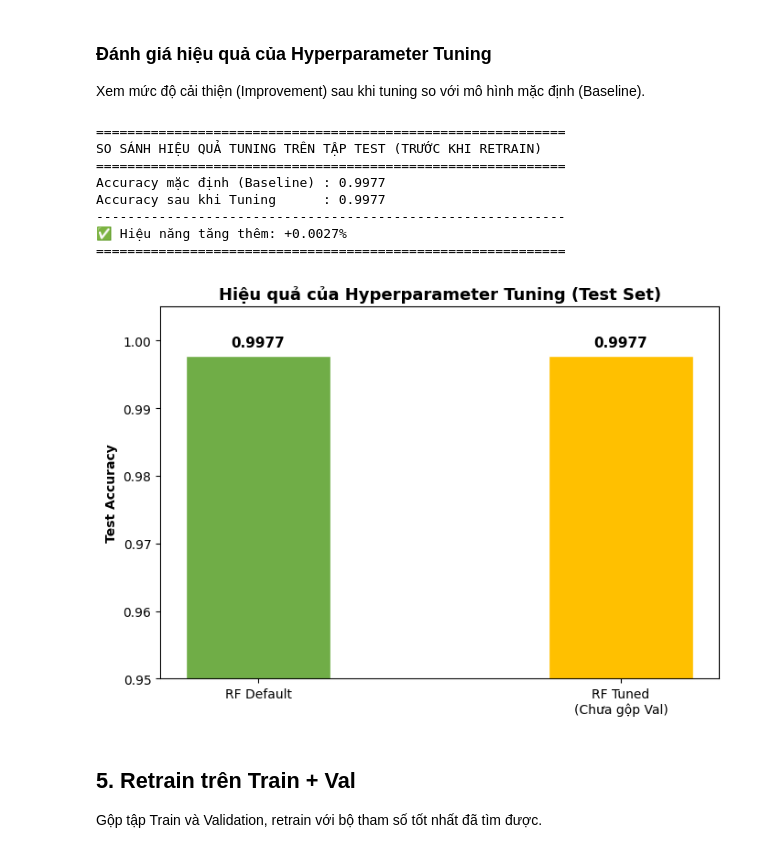
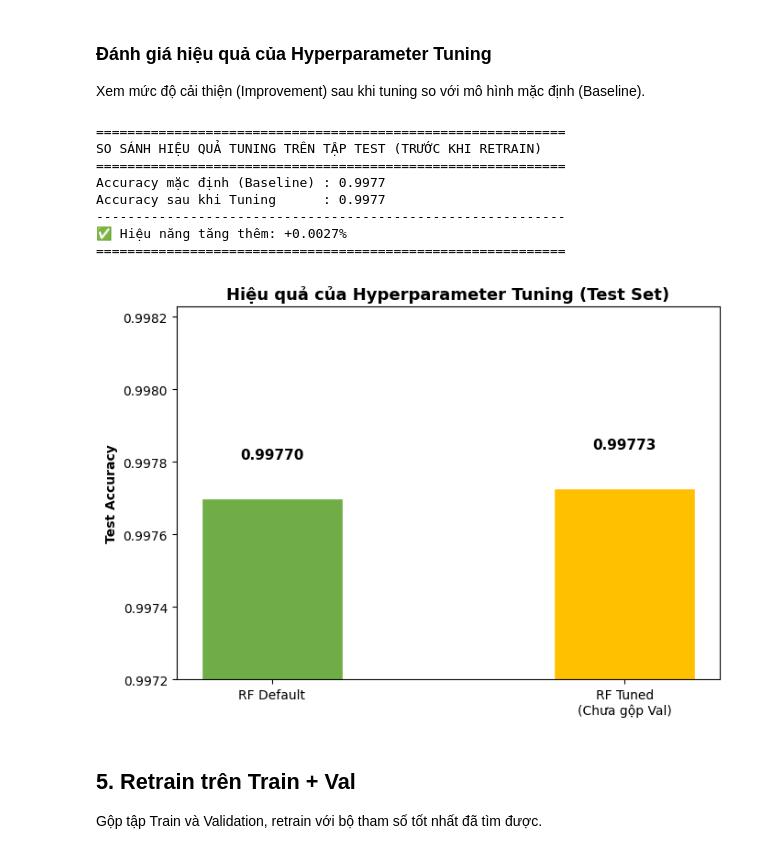
Before and after one commit to TNTD-dev/cs114-crop-recommendation, a Jupyter notebook: notebooks/06_evaluation_and_tuning.ipynb, the cells around one changed output. Drawn from its saved outputs; the diff is of its cells as text; code cells hidden in the pictures.

```diff
--- a/notebooks/06_evaluation_and_tuning.ipynb
+++ b/notebooks/06_evaluation_and_tuning.ipynb
@@ -672,36 +684,36 @@ elif improvement == 0:
     print("➖ Không thay đổi (Tham số mặc định đã tối ưu cho tập dữ liệu này)")
 else:
     print(f"❌ Hiệu năng giảm đi: {improvement:.4f}%")
 print("=" * 60)
 
 # --- Vẽ biểu đồ so sánh ---
 fig, ax = plt.subplots(figsize=(7, 5))
 models_compare = ['RF Default', 'RF Tuned\n(Chưa gộp Val)']
 acc_scores = [default_test_acc, tuned_test_acc]
 colors = ['#70AD47', '#FFC000']
 
 bars = ax.bar(models_compare, acc_scores, color=colors, width=0.4, edgecolor='white')
-ax.set_ylim(0.95, 1.005)
+ax.set_ylim(min(acc_scores) - 0.0005, max(acc_scores) + 0.0005)
 ax.set_ylabel('Test Accuracy', fontweight='bold')
 ax.set_title('Hiệu quả của Hyperparameter Tuning (Test Set)', fontsize=13, fontweight='bold')
 
 # Thêm nhãn giá trị trên đầu mỗi cột
 for bar in bars:
     yval = bar.get_height()
-    ax.text(bar.get_x() + bar.get_width()/2, yval + 0.001, f'{yval:.4f}', ha='center', va='bottom', fontweight='bold', fontsize=11)
+    ax.text(bar.get_x() + bar.get_width()/2, yval + 0.0001, f'{yval:.5f}', ha='center', va='bottom', fontweight='bold', fontsize=11)
 
 plt.tight_layout()
 plt.show()
 # %% [output]
 ============================================================
 SO SÁNH HIỆU QUẢ TUNING TRÊN TẬP TEST (TRƯỚC KHI RETRAIN)
 ============================================================
 Accuracy mặc định (Baseline) : 0.9977
 Accuracy sau khi Tuning      : 0.9977
 ------------------------------------------------------------
 ✅ Hiệu năng tăng thêm: +0.0027%
 ============================================================
-[figure, old version]
+[figure, new version]
 # %% [markdown]
 ## 5. Retrain trên Train + Val
 
```
Also changed, not shown: parts of 6 cells of this notebook.
